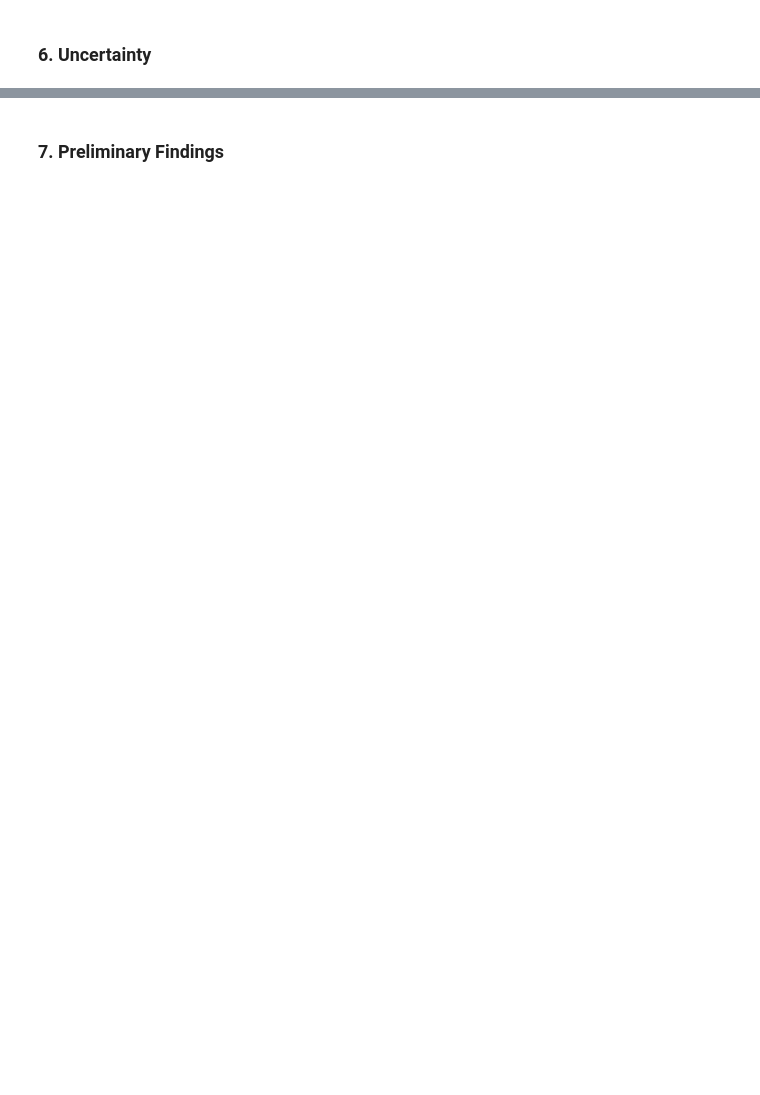
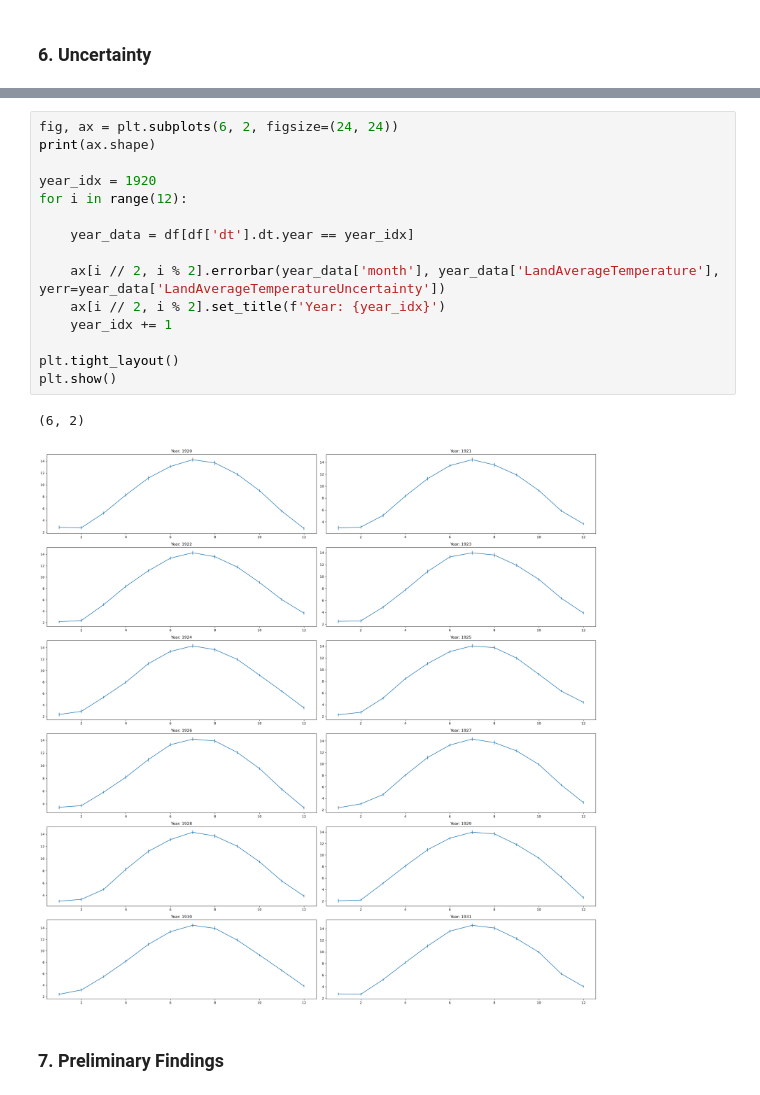
Before and after one commit to chirthprojects/climate-time-series-forecasting, a Jupyter notebook: notebooks/01_eda_GlobalTemperatures.ipynb, the cells around one changed output, grey strips where cells are left out. Saved outputs shown, nothing was run; the diff lists cells and outputs as text; blank space fills up the shorter version.

```diff
--- a/notebooks/01_eda_GlobalTemperatures.ipynb
+++ b/notebooks/01_eda_GlobalTemperatures.ipynb
@@ -195,2 +228,20 @@ plt.show()
+# %%
+fig, ax = plt.subplots(6, 2, figsize=(24, 24))
+print(ax.shape)
+
+year_idx = 1920
+for i in range(12):
+
+    year_data = df[df['dt'].dt.year == year_idx]
+
+    ax[i // 2, i % 2].errorbar(year_data['month'], year_data['LandAverageTemperature'], yerr=year_data['LandAverageTemperatureUncertainty'])
+    ax[i // 2, i % 2].set_title(f'Year: {year_idx}')
+    year_idx += 1
+
+plt.tight_layout()
+plt.show()
+# %% [output]
+(6, 2)
+[figure, added]
 # %% [markdown]
 ### 7. Preliminary Findings
```
Also changed, not shown: parts of 7 cells of this notebook.
